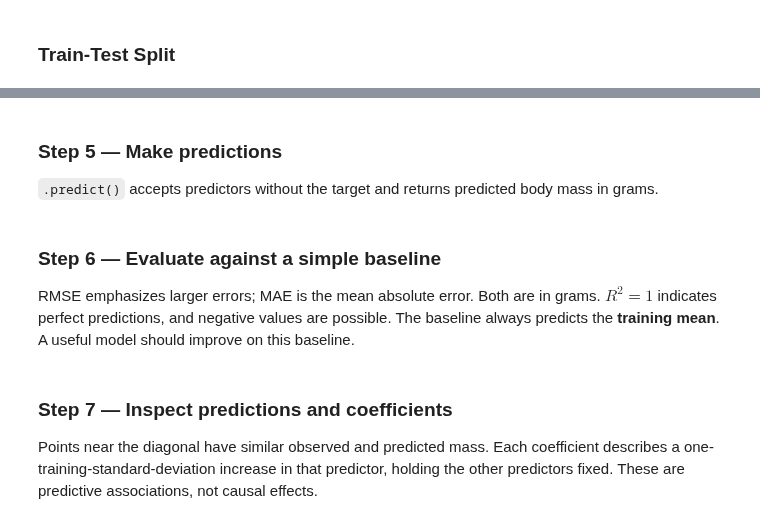
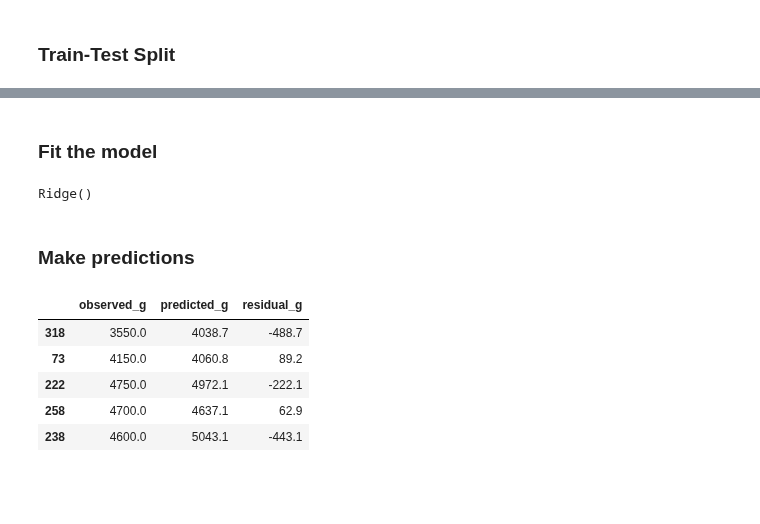
Before and after one commit to inqs909/m398_f26, a Jupyter notebook: notebooks/nb_7_ridge.ipynb, the cells around one changed output, grey strips where cells are left out. Cells and saved outputs as stored; diff of their text form; code cells hidden in the pictures; blank space fills up the shorter version.

```diff
--- a/notebooks/nb_7_ridge.ipynb
+++ b/notebooks/nb_7_ridge.ipynb
@@ -57,15 +40,24 @@ mass_model = Pipeline([
+# %%
+ridge_model = Ridge(alpha=1.0)
+# %% [markdown]
+### Fit the model
 # %%
-mass_model.fit(X_mass_train, y_mass_train)
+ridge_model.fit(X_mass_train, y_mass_train)
+# %% [output]
+Ridge()
-# %% [markdown]
-### Step 5 — Make predictions
-`.predict()` accepts predictors without the target and returns predicted body mass in grams.
+# %% [markdown]
+### Make predictions
 # %%
-mass_predictions = mass_model.predict(X_mass_test)
+mass_predictions = ridge_model.predict(X_mass_test)
 display(pd.DataFrame({
     "observed_g": y_mass_test,
     "predicted_g": mass_predictions,
     "residual_g": y_mass_test - mass_predictions,
 }).head().round(1))
+# %% [output]
+|  | observed_g | predicted_g | residual_g |
+| 318 | 3550.0 | 4038.7 | -488.7 |
+| 73 | 4150.0 | 4060.8 | 89.2 |
+| 222 | 4750.0 | 4972.1 | -222.1 |
+| 258 | 4700.0 | 4637.1 | 62.9 |
+| 238 | 4600.0 | 5043.1 | -443.1 |
-# %% [markdown]
-### Step 6 — Evaluate against a simple baseline
-RMSE emphasizes larger errors; MAE is the mean absolute error. Both are in grams. $R^2=1$ indicates perfect predictions, and negative values are possible. The baseline always predicts the **training mean**. A useful model should improve on this baseline.
@@ -88,3 +63,0 @@ display(pd.DataFrame({
-# %% [markdown]
-### Step 7 — Inspect predictions and coefficients
-Points near the diagonal have similar observed and predicted mass. Each coefficient describes a one-training-standard-deviation increase in that predictor, holding the other predictors fixed. These are predictive associations, not causal effects.
```
Also changed, not shown: parts of 75 cells of this notebook, 1 other file.
